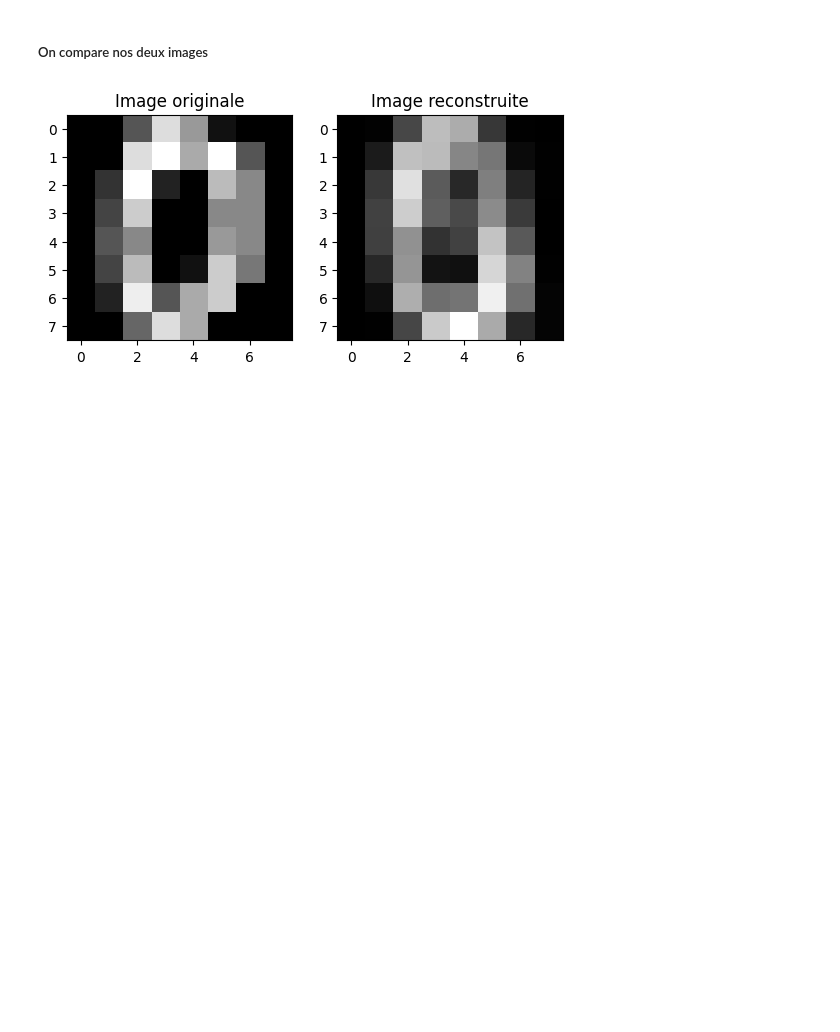
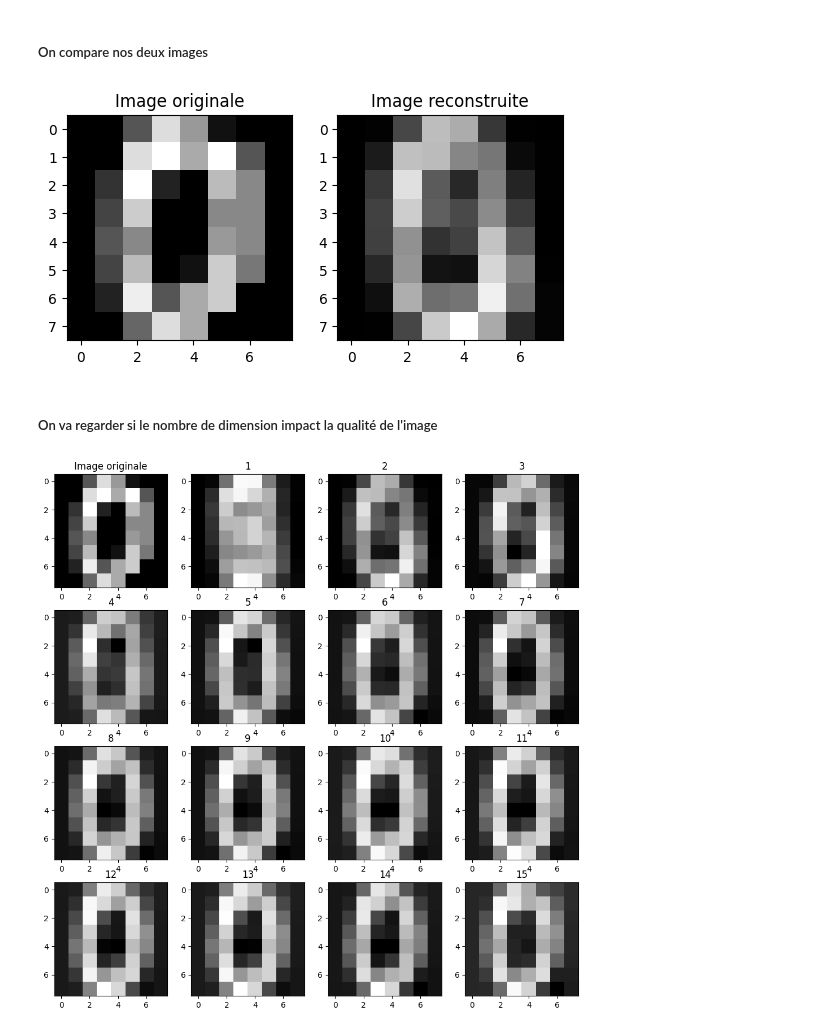
Before and after one commit to bogwee/intro_ml_2025, a Jupyter notebook: src/amine/code3.ipynb, the cells around one changed output. Cells and saved outputs as stored; diff of their text form; code cells hidden in the pictures; blank space fills up the shorter version.

```diff
--- a/src/amine/code3.ipynb
+++ b/src/amine/code3.ipynb
@@ -113,3 +113,20 @@ plt.title("Image reconstruite")
 plt.savefig("../../img/comparaison.png")
 # %% [output]
 [figure]
+# %% [markdown]
+##### On va regarder si le nombre de dimension impact la qualité de l'image
+# %%
+plt.figure(figsize=(16,16))
+plt.subplot(4,4,1)
+plt.imshow(img0, cmap='gray')
+plt.title("Image originale")
+
+for j in range(1,16):
+    plt.subplot(4,4,j+1)
+    pca = PCA(n_components=j)
+    F_pca = pca.fit_transform(F)
+    F_ipca = pca.inverse_transform(F_pca)
+    plt.imshow(F_ipca[0].reshape(8,8),cmap='gray')
+    plt.title(j)
+# %% [output]
+[figure, added]
```
Also changed, not shown: 1 other file.
